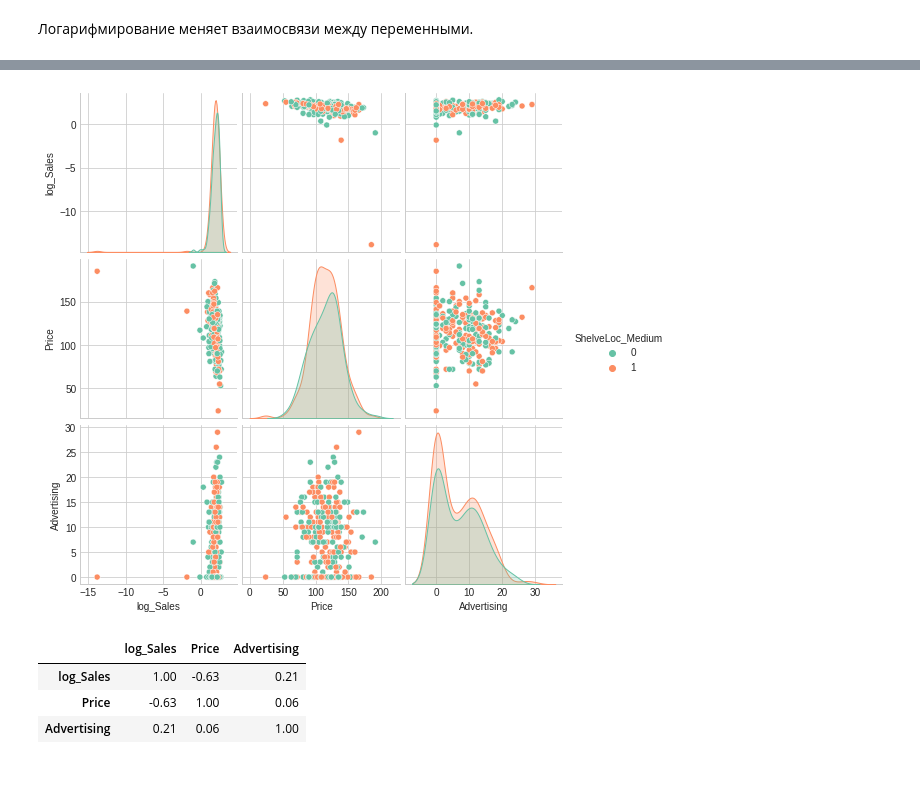
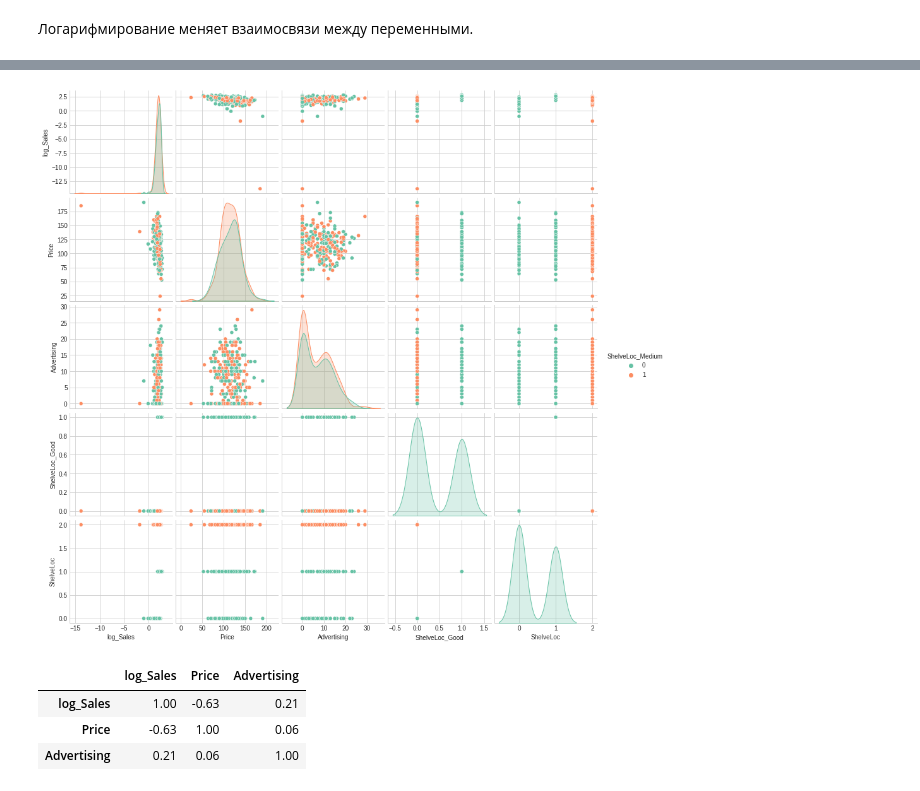
Before and after one commit to Konkurent/ML, a Jupyter notebook: lesson_02/Lab_03_Кечин.ipynb, the cells around one changed output, grey strips where cells are left out. Saved outputs shown, nothing was run; the diff lists cells and outputs as text; code cells hidden in the pictures.

```diff
--- a/lesson_02/Lab_03_Кечин.ipynb
+++ b/lesson_02/Lab_03_Кечин.ipynb
@@ -350,7 +350,7 @@ plt.show()
 # %%
 # матричный график разброса с цветом по ShelveLoc_Medium
-sns.pairplot(DF[['log_Sales', 'Price', 'Advertising', 'ShelveLoc_Medium']], hue='ShelveLoc_Medium')
+sns.pairplot(DF[['log_Sales', 'Price', 'Advertising', 'ShelveLoc_Good', 'ShelveLoc_Medium', 'ShelveLoc']], hue='ShelveLoc_Medium')
 plt.show()
 # %% [output]
-[figure, old version]
+[figure, new version]
 # %%
```
Also changed, not shown: parts of 21 cells of this notebook, 2 other files.
